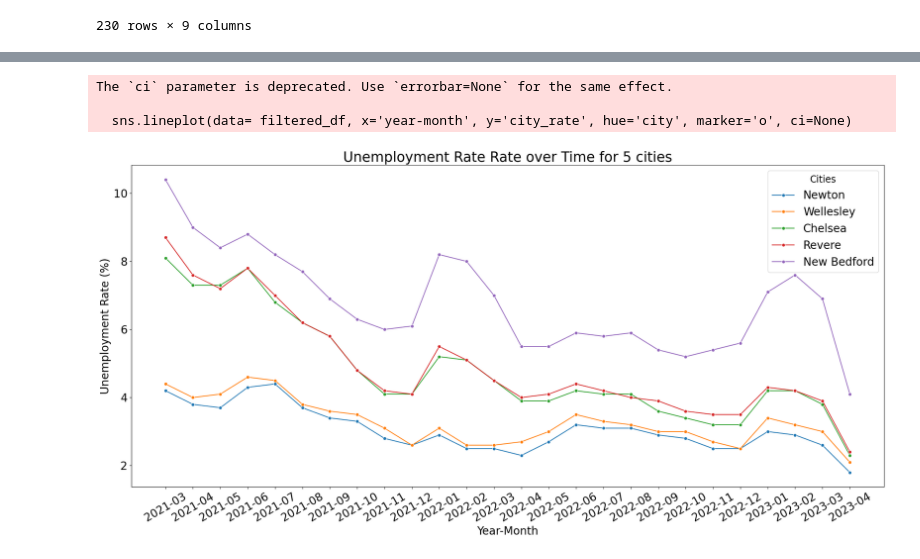
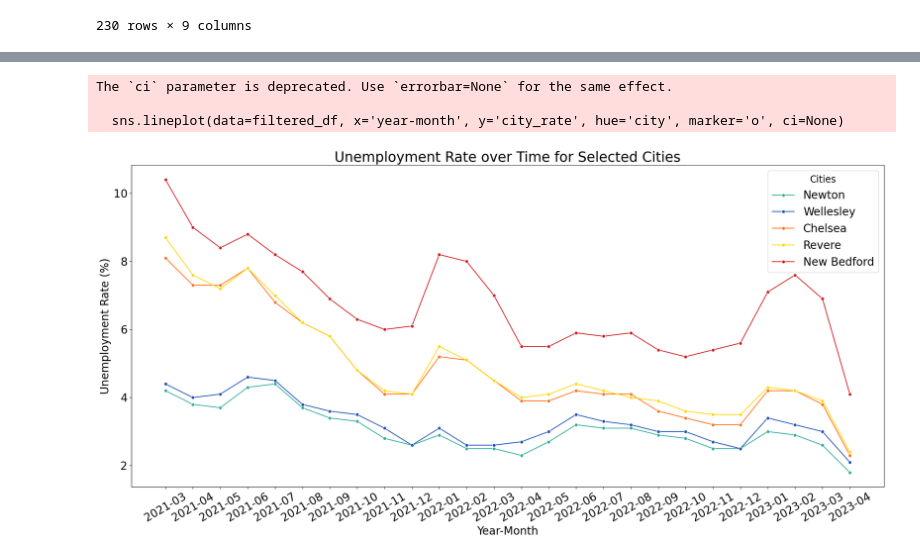
Before and after one commit to BU-Spark/ds-bch-vaccine-equity, a Jupyter notebook: fa23-team/src/income_unemployment.ipynb, the cells around one changed output, grey strips where cells are left out. Saved outputs shown, nothing was run; the diff lists cells and outputs as text; code cells hidden in the pictures.

```diff
--- a/fa23-team/src/income_unemployment.ipynb
+++ b/fa23-team/src/income_unemployment.ipynb
@@ -355,38 +379,50 @@ filtered_df
 # %%
 filtered_df = filtered_df.rename(columns={'Area': 'city', 'Area Rate': 'city_rate'})
-# %%
-# Plotting fully_vac rate
-plt.figure(figsize=(20, 10))
-#sns.lineplot(data=df_filtered, x='date', y='vaccination_rate', hue='city', style='race')
-filtered_df['year-month'] = filtered_df['year-month'].astype(str)
-
-# palette = {"Male": "blue", "Female": "pink"}
-sns.lineplot(data= filtered_df, x='year-month', y='city_rate', hue='city', marker='o', ci=None)
-
-# Adjusting x-axis for better readability
-
-plt.xticks(rotation=30)
-
-# Set title and labels
-plt.title('Unemployment Rate Rate over Time for 5 cities', fontsize = 25)
-plt.ylabel('Unemployment Rate (%)', fontsize = 20)
-plt.xlabel('Year-Month', fontsize = 20)
-
-# adjust the tick labels and legend
-plt.xticks(rotation = 30, fontsize =20)
-plt.yticks(fontsize = 20)
-plt.legend(title='Cities', title_fontsize = '17', fontsize = 20, loc = 'upper right')
-
-
-plt.tight_layout()
-plt.show()
-# %% [output]
-The `ci` parameter is deprecated. Use `errorbar=None` for the same effect.
-
-  sns.lineplot(data= filtered_df, x='year-month', y='city_rate', hue='city', marker='o', ci=None)
-[figure, removed]
 # %%
 import pandas as pd
 
 # Save DataFrame to CSV file
 filtered_df.to_csv('unemployement_filtered.csv', index=False)
+# %%
+import matplotlib.pyplot as plt
+import seaborn as sns
+
+# Define the list of cities and exotic colors
+cities_to_plot = ["New Bedford", "Chelsea", "Revere", "Newton", "Wellesley"]
+exotic_colors = ['#d01d20', '#ff6f18', '#FFD700', '#2fad98', '#1e52b8']
+
+# Filter the DataFrame to include only the desired cities
+colored_df = filtered_df[filtered_df['city'].isin(cities_to_plot)]
+
+# Create a custom color palette mapping each city to its corresponding color
+custom_palette = {city: color for city, color in zip(cities_to_plot, exotic_colors)}
+
+plt.figure(figsize=(20, 10))
+filtered_df['year-month'] = filtered_df['year-month'].astype(str)
+
+# Set the custom color palette
+sns.set_palette([custom_palette[city] for city in filtered_df['city']])
+
+# Plot the lineplot
+sns.lineplot(data=filtered_df, x='year-month', y='city_rate', hue='city', marker='o', ci=None)
+
+# Adjusting x-axis for better readability
+plt.xticks(rotation=30)
+
+# Set title and labels
+plt.title('Unemployment Rate over Time for Selected Cities', fontsize=25)
+plt.ylabel('Unemployment Rate (%)', fontsize=20)
+plt.xlabel('Year-Month', fontsize=20)
+
+# Adjust the tick labels and legend
+plt.xticks(rotation=30, fontsize=20)
+plt.yticks(fontsize=20)
+plt.legend(title='Cities', title_fontsize=17, fontsize=20, loc='upper right')
+
+plt.tight_layout()
+plt.show()
+# %% [output]
+The `ci` parameter is deprecated. Use `errorbar=None` for the same effect.
+
+  sns.lineplot(data=filtered_df, x='year-month', y='city_rate', hue='city', marker='o', ci=None)
+[figure, added]
```
Also changed, not shown: parts of 20 cells of this notebook, 2 other files.
